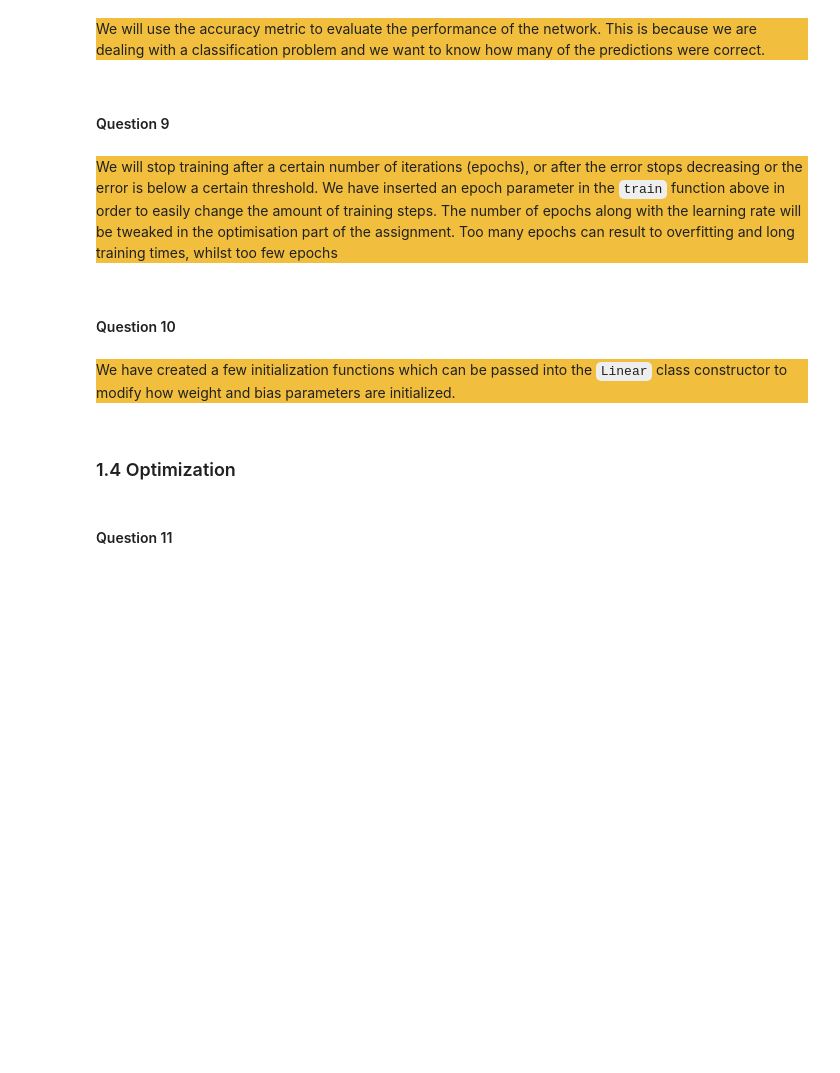
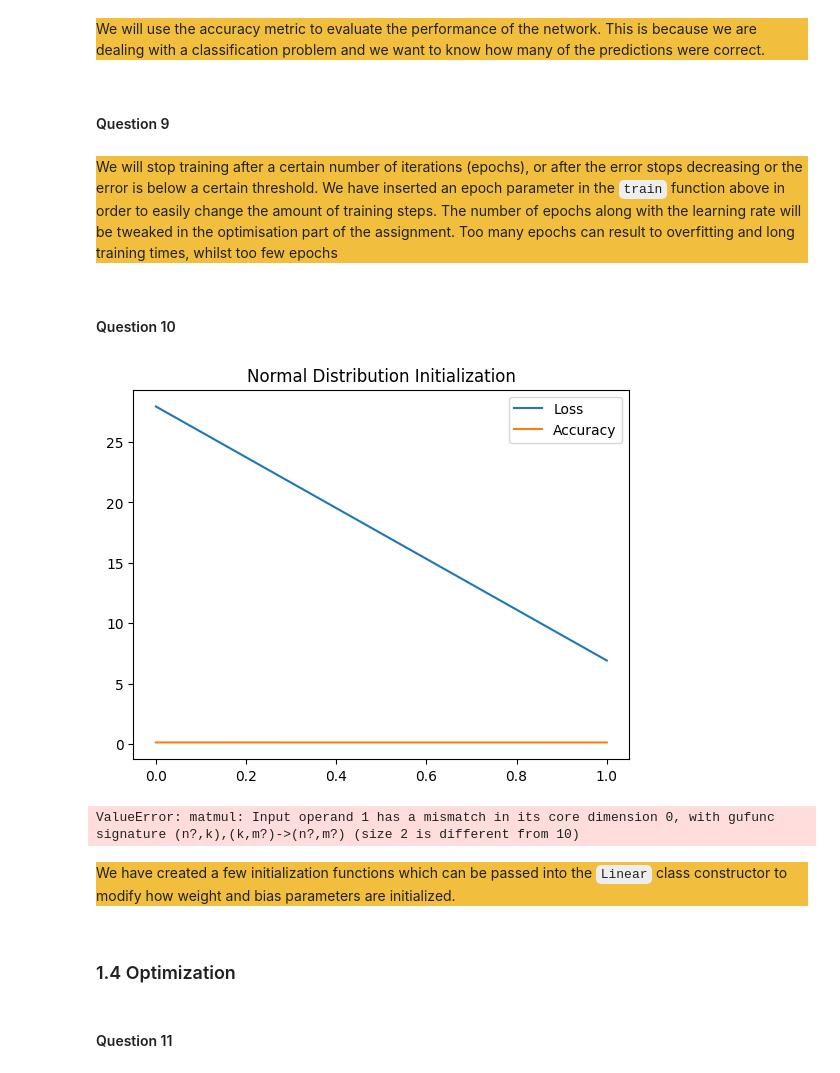
Before and after one commit to daniallegue/ANN-From-Scratch, a Jupyter notebook: Main.ipynb, the cells around one changed output. Drawn from its saved outputs; the diff is of its cells as text; code cells hidden in the pictures; blank space fills up the shorter version.

Commit message:
Fix bugs and start training

```diff
--- a/Main.ipynb
+++ b/Main.ipynb
@@ -239,9 +239,8 @@ class ReLU:
             y: output of the activation function.
         """
 
-        y = np.max(0, x)
-        self.cache = y
-        return y
+        self.cache = x
+        return np.maximum(0, x)
 
     def backward(self, dupstream):
         """ Perform a backward pass of the activation function.
@@ -271,8 +270,9 @@ class SoftMax:
             y: output of the activation function.
         """
 
-        exp = np.exp(x)
-        softmax = exp / np.sum(exp)
+        shiftx = x - np.max(x, axis=1, keepdims=True)
+        exps = np.exp(shiftx)
+        softmax = exps / np.sum(exps, axis=1, keepdims=True)
         self.cache = softmax
         return softmax
 
@@ -337,8 +337,8 @@ class Network:
         """
 
         for layer in self.layers:
-            layer.weight = layer.weight + lr * layer.weight_grad
-            layer.bias = layer.bias + lr * layer.bias_grad
+            layer.weight = layer.weight - lr * layer.weight_grad
+            layer.bias = layer.bias - lr * layer.bias_grad
 # %% [markdown]
 **Loss function**
 
@@ -436,11 +436,10 @@ targets = combined_data[:, -1]
 
 split_index = int(0.7 * features.shape[0])
 X_train = features[:split_index]
-# X_train = X_train.transpose()
 X_test = features[split_index:]
 X_test = X_test.transpose() # TODO: transpose?
 y_train = targets[:split_index]
-# y_train = y_train.transpose()
+y_train = one_hot_encode(y_train, 7)
 y_test = targets[split_index:]
 y_test = y_test.transpose()
 # %% [markdown]
@@ -466,29 +465,33 @@ We will stop training after a certain number of iterations (epochs), or after th
 # %% [markdown]
 #### Question 10
 # %%
-epochs = 25 #TODO: use new constructors
+epochs = 25
 
+relu = ReLU()
+softmax = SoftMax()
 initialization_functions = [(normal_initialization, 'Normal Distribution'), (exp_initialization, 'Exponential Distribution'), (uniform_initialization, 'Uniform Distribution'), (constant_initialization, 'Constant'), (he_initialization, 'He')]
 
-for function, name in initialization_functions:
+for init, name in initialization_functions:
     loss_arr, accuracy_arr = [], []
 
     for _ in range(2):
-        layers = [Linear(10, 8, function), Linear(8, 8, function), Linear(8, 8, function), Linear(8, 7, function)]
+        layers = [Linear(10, 8, init, relu), Linear(8, 8, init, relu), Linear(8, 8, init, relu), Linear(8, 7, init, softmax)]
         network = Network(layers)
-        losses, accuracies = train(network, X_train, y_train, loss, 0.1, epochs)
+        losses, accuracies = train(network, X_train, y_train, loss, 0.01, epochs)
         loss_arr.append(losses)
         accuracy_arr.append(accuracies)
 
     calculated_loss = np.mean(loss_arr, axis=1)
     calculated_accuracy = np.mean(accuracy_arr, axis=1)
 
     plt.plot(calculated_loss, label='Loss')
     plt.plot(calculated_accuracy, label='Accuracy')
     plt.title(name + " Initialization")
+    plt.legend()
     plt.show()
-
-# TODO: Analyse results
+# %% [output]
+[figure, added]
+ValueError: matmul: Input operand 1 has a mismatch in its core dimension 0, with gufunc signature (n?,k),(k,m?)->(n?,m?) (size 2 is different from 10)
 # %% [markdown]
 <div style="background-color:#f1be3e">
 
```
Also changed, not shown: parts of 2 cells of this notebook.
